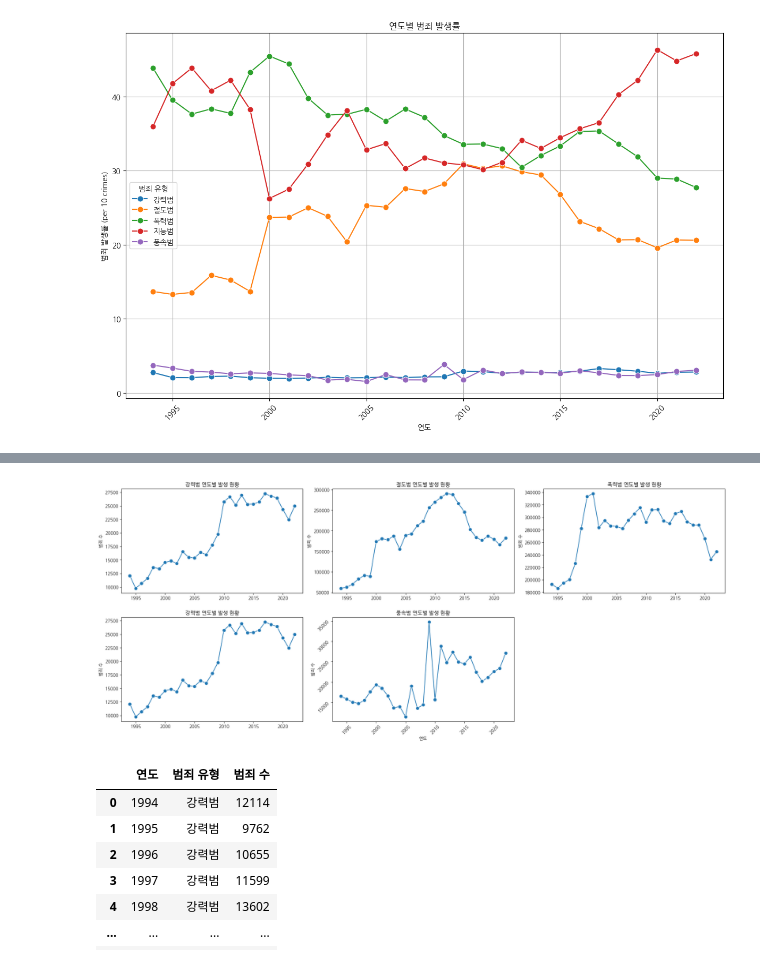
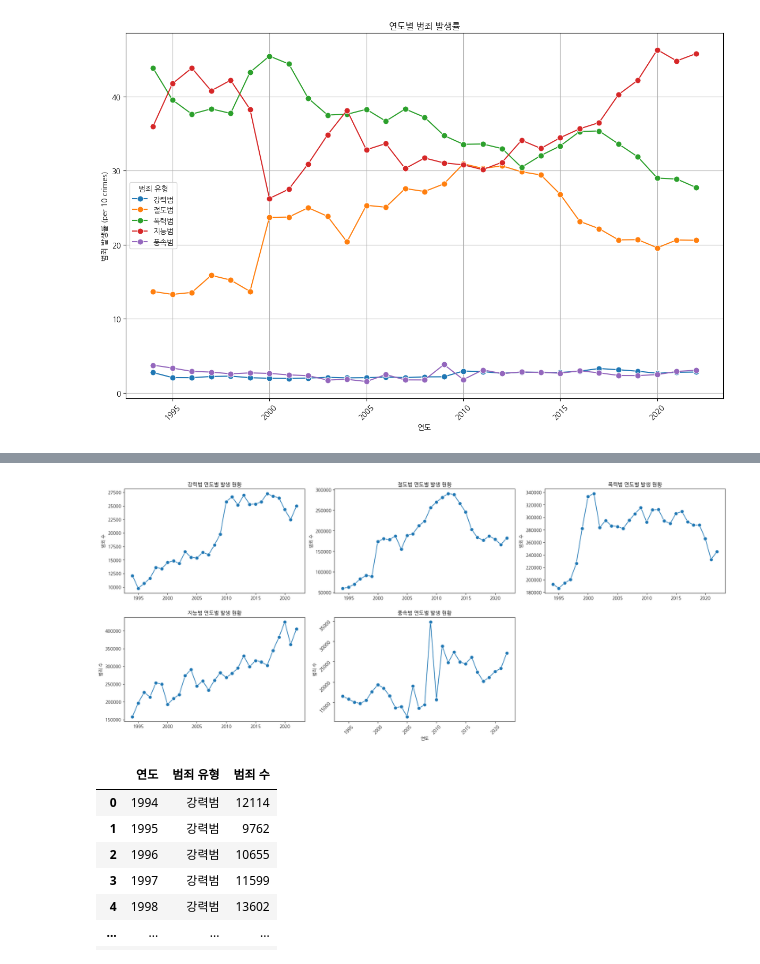
Before and after one commit to addinedu-ros-6th/eda-repo-4, a Jupyter notebook: Source/범죄csv정리.ipynb, the cells around one changed output, grey strips where cells are left out. Drawn from its saved outputs; the diff is of its cells as text; code cells hidden in the pictures.

```diff
--- a/Source/범죄csv정리.ipynb
+++ b/Source/범죄csv정리.ipynb
@@ -168,8 +167,8 @@ memory usage: 2.0+ KB
 # %%
 import pandas as pd
 
-cate_df2 = pd.read_csv('../Data/유형발생건수(11~22).csv')
-cate_df1 = pd.read_csv('../Data/유형발생건수(94~10).csv')
+cate_df2 = pd.read_csv('../Data/범죄발생및검거현황/유형발생건수(11~22).csv')
+cate_df1 = pd.read_csv('../Data/범죄발생및검거현황/유형발생건수(94~10).csv')
 # %%
 
 cate_df1.columns=['연도','강력범', '절도범', '폭력범', '지능범', '풍속범', '특별범법']
@@ -426,36 +463,36 @@ sns.lineplot(x='연도', y='절도범', data=total_cate, marker='o', markersize=
 plt.xlabel('')  # x축 라벨 비움
 plt.ylabel('범죄 수')
 plt.title('절도범 연도별 발생 현황')
 
 # subplot 3
 plt.subplot(5, 3, 3)
 sns.lineplot(x='연도', y='폭력범', data=total_cate, marker='o', markersize=8)
 plt.xlabel('')  # x축 라벨 비움
 plt.ylabel('범죄 수')
 plt.title('폭력범 연도별 발생 현황')
 
 # subplot 4
 plt.subplot(5, 3, 4)
-sns.lineplot(x='연도', y='강력범', data=total_cate, marker='o', markersize=8)
+sns.lineplot(x='연도', y='지능범', data=total_cate, marker='o', markersize=8)
 plt.xlabel('')  # x축 라벨 비움
 plt.ylabel('범죄 수')
-plt.title('강력범 연도별 발생 현황')
+plt.title('지능범 연도별 발생 현황')
 
 # subplot 5
 plt.subplot(5, 3, 5)
 sns.lineplot(x='연도', y='풍속범', data=total_cate, marker='o', markersize=8)
 plt.xlabel('연도')  # x축 라벨 추가
 plt.ylabel('범죄 수')
 plt.title('풍속범 연도별 발생 현황')
 
 # 축 라벨 회전
 plt.xticks(rotation=45)
 plt.yticks(rotation=45)
 
 plt.tight_layout()
 plt.show()
 # %% [output]
-[figure, old version]
+[figure, new version]
 # %%
 crime_data_df1 = cate10.melt(id_vars=['연도'], var_name='범죄 유형', value_name='범죄 수')
 crime_data_df2 = cate22.melt(id_vars=['연도'], var_name='범죄 유형', value_name='범죄 수')
```
Also changed, not shown: parts of 13 cells of this notebook, 7 other files.
